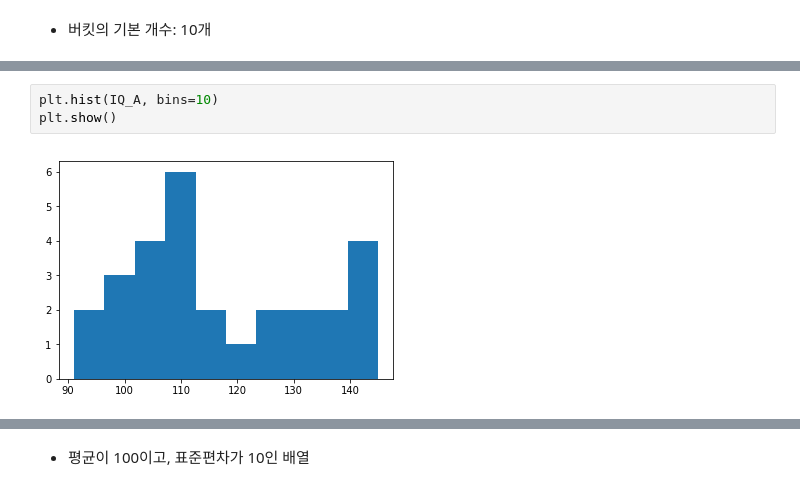
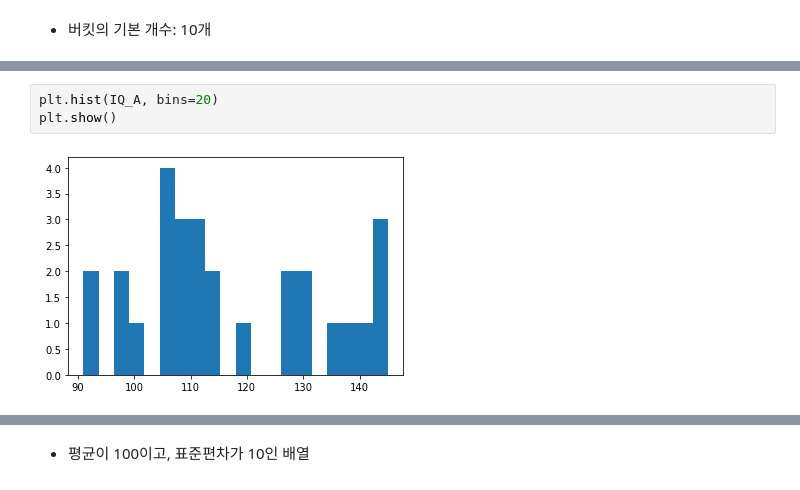
Before and after one commit to cmdrkim/supercharged_python, a Jupyter notebook: 13. 넘파이 고급 사용법.ipynb, the cells around one changed output, grey strips where cells are left out. Saved outputs shown, nothing was run; the diff lists cells and outputs as text.

```diff
--- a/13. 넘파이 고급 사용법.ipynb
+++ b/13. 넘파이 고급 사용법.ipynb
@@ -285,8 +289,8 @@ plt.show()
 # %%
-plt.hist(IQ_A, bins=10)
+plt.hist(IQ_A, bins=20)
 plt.show()
 # %% [output]
-[figure, old version]
+[figure, new version]
 # %%
 plt.hist(IQ_A)
 plt.title('IQ Distribution of Development Team.')
```
Also changed, not shown: parts of 83 cells of this notebook, 2 other files.
